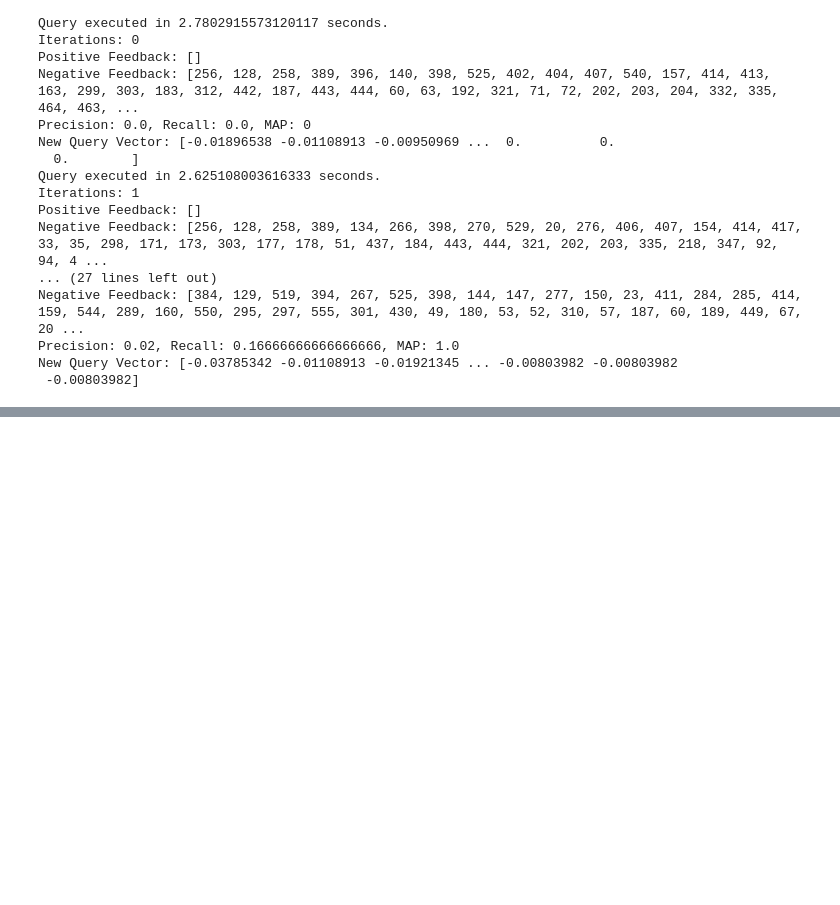
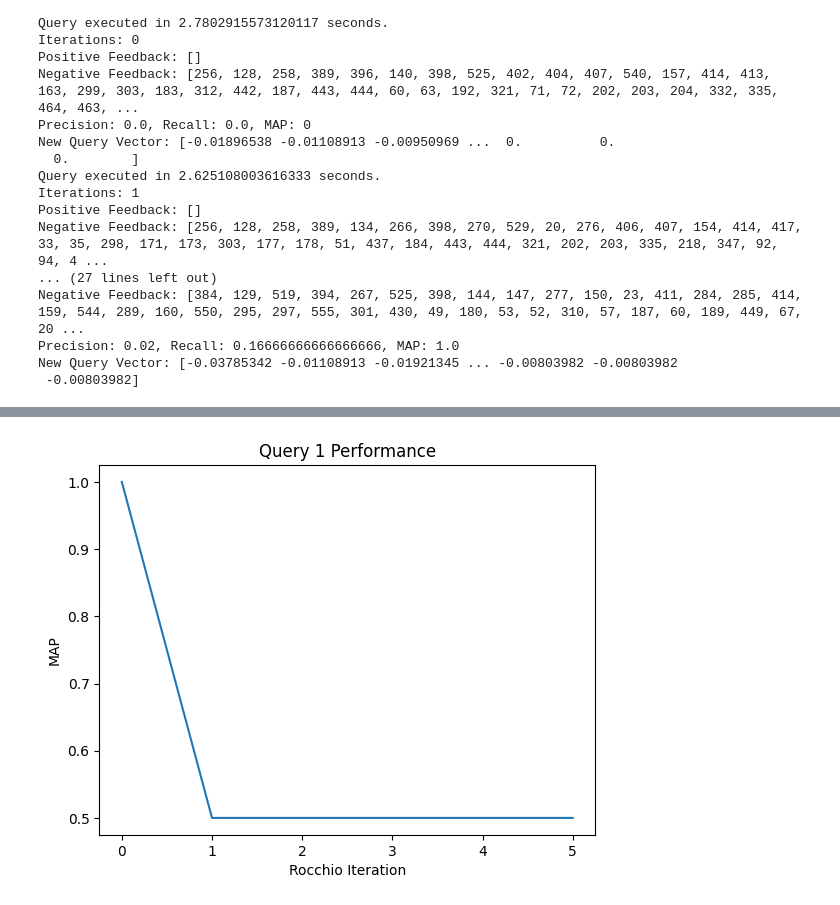
Before and after one commit to shubhroses/5180GroupAssignment1, a Jupyter notebook: Group_Assignment_3/practice5.ipynb, the cells around one changed output, grey strips where cells are left out. Cells and saved outputs as stored; diff of their text form; code cells hidden in the pictures; blank space fills up the shorter version.

```diff
--- a/Group_Assignment_3/practice5.ipynb
+++ b/Group_Assignment_3/practice5.ipynb
@@ -480,0 +560,10 @@ New Query Vector: [-0.03785342 -0.01108913 -0.01921345 ... -0.00803982 -0.008039
+# %%
+data = np.array(mp4)
+x,y = data.T
+plt.title("Query 1 Performance")
+plt.xlabel("Rocchio Iteration")
+plt.ylabel("MAP")
+plt.plot(x, y)
+plt.show()
+# %% [output]
+[figure, added]
```
Also changed, not shown: parts of 21 cells of this notebook, 24 other files.
